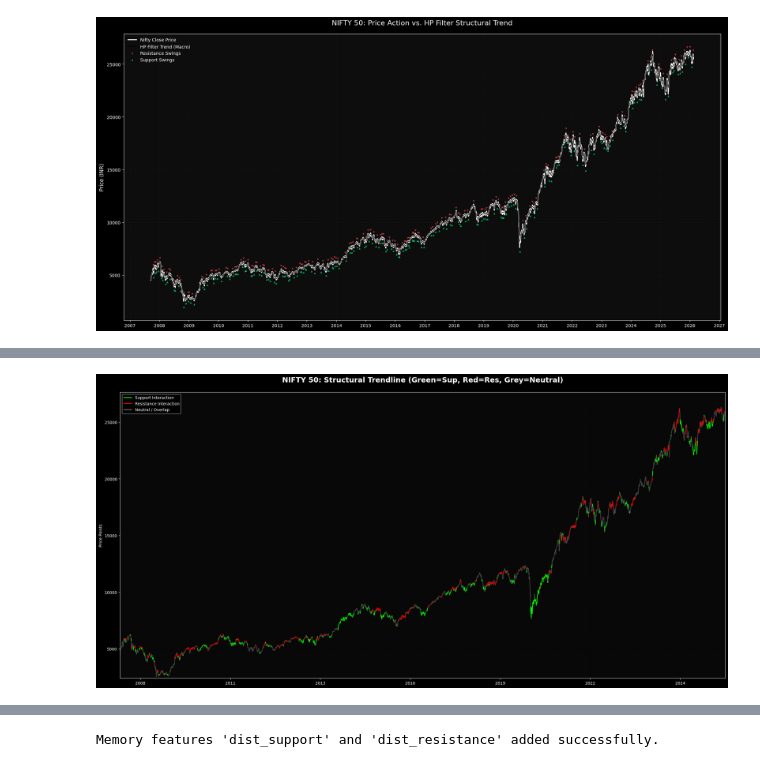
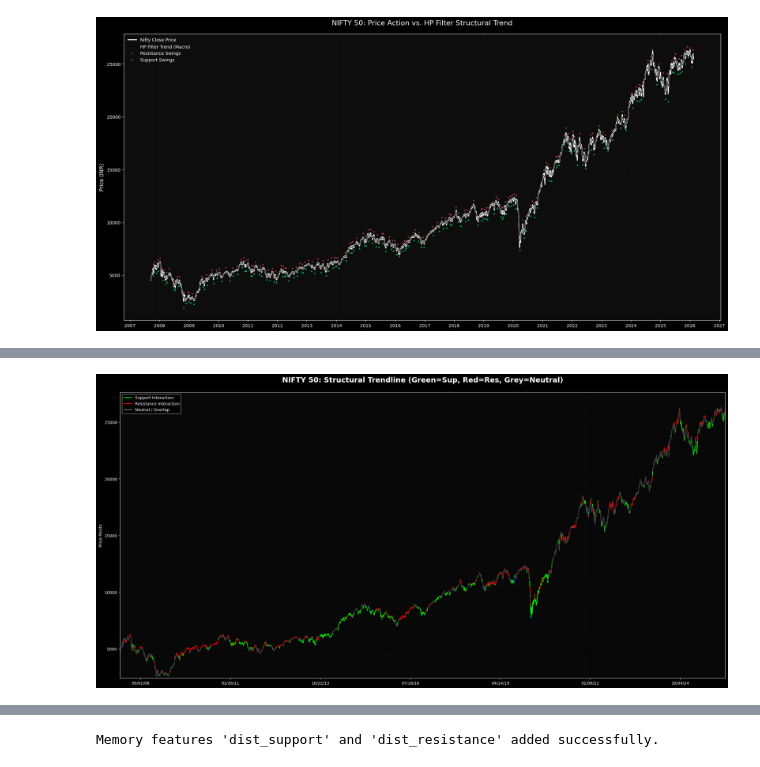
Before and after one commit to dhruvv-t/support-resistance-using-svm, a Jupyter notebook: svm_sup_res.ipynb, the cells around one changed output, grey strips where cells are left out. Cells and saved outputs as stored; diff of their text form; code cells hidden in the pictures.

```diff
--- a/svm_sup_res.ipynb
+++ b/svm_sup_res.ipynb
@@ -52,7 +52,7 @@ data['trend'] = trend
 data['detrended_price'] = ((data['close'] - data['trend']) / data['trend'])*100
 
 # Using Hodrick Preston Filter to find trend highs/lows which are then used to find the swing highs/lows
-cycle, trendX = sm.tsa.filters.hpfilter(data['close'], lamb=25)
+cycle, trendX = sm.tsa.filters.hpfilter(data['close'], lamb=50)
 data['smtrend'] = trendX
 data['trend_high'] = data[(data.smtrend > data.smtrend.shift(1)) & (data.smtrend > data.smtrend.shift(-1))]['close']
 data['trend_low'] = data[(data.smtrend < data.smtrend.shift(1)) & (data.smtrend < data.smtrend.shift(-1))]['close']
@@ -624,19 +673,15 @@ data[(data['is_support'] == data['is_resistance']) & (data['is_support'] == 1) &
 # %%
-import numpy as np
-import matplotlib.pyplot as plt
-import matplotlib.dates as mdates
-from matplotlib.collections import LineCollection
-from matplotlib.lines import Line2D
-
 # 1. Map Colors to Segments based on your Binary Columns
 # Logic: Support only = Green, Resistance only = Red, Both OR Neither = Grey
 point_colors = []
-for i in range(len(data)):
-    s = data.at[i, 'is_support']
-    r = data.at[i, 'is_resistance']
+range_finder = data # [(data['date'] > pd.to_datetime('200-08-01')) & (data['date'] < pd.to_datetime('2009-10-15'))]
+range_finder.reset_index(inplace=True)
+for i in range(len(range_finder)):
+    s = range_finder.at[i, 'is_support']
+    r = range_finder.at[i, 'is_resistance']
 
     if s == 1 and r == 1:
-        point_colors.append('#444444') # Conflict -> Neutral
+        point_colors.append("#0D00FF") # Conflict -> Neutral
     elif s == 1:
         point_colors.append('#00ff00') # Support -> Green
     elif r == 1:
@@ -650,43 +695,43 @@ fig, ax = plt.subplots(figsize=(22, 11), facecolor='black')
 ax.set_facecolor('#080808')
 
 # 3. Prepare Coordinates
-x = mdates.date2num(data['date'])
-y = data['close'].values
+x = mdates.date2num(range_finder['date'])
+y = range_finder['close'].values
 points = np.array([x, y]).T.reshape(-1, 1, 2)
 segments = np.concatenate([points[:-1], points[1:]], axis=1)
 
 # We use the color of point 'i' to color the segment starting from it
 seg_colors = point_colors[:-1]
 
 # 4. Create and Add the Collection
 lc = LineCollection(segments, colors=seg_colors, linewidth=2, alpha=0.9, zorder=2)
 ax.add_collection(lc)
 
 # --- THE FIX: MANUAL CAMERA ALIGNMENT ---
 # Without these, the chart will be empty because it defaults to year 1970
 ax.set_xlim(x.min(), x.max())
 ax.set_ylim(y.min() * 0.95, y.max() * 1.05)
 # ----------------------------------------
 
 # 5. Final Formatting
 ax.set_title("NIFTY 50: Structural Trendline (Green=Sup, Red=Res, Grey=Neutral)",
              color='white', fontsize=18, fontweight='bold', pad=25)
-ax.xaxis.set_major_formatter(mdates.DateFormatter('%Y'))
+ax.xaxis.set_major_formatter(mdates.DateFormatter('%D'))
 ax.grid(True, color='#222222', linestyle='--', alpha=0.3)
 ax.set_ylabel("Price Points", color='white')
 
 # Legend
 legend_elements = [
     Line2D([0], [0], color='#00ff00', lw=2, label='Support Interaction'),
     Line2D([0], [0], color='#ff0000', lw=2, label='Resistance Interaction'),
     Line2D([0], [0], color="#7D7D7D", lw=2, label='Neutral / Overlap')
 ]
 ax.legend(handles=legend_elements, loc='upper left', facecolor='black', framealpha=0.8)
 
 plt.tight_layout()
 plt.show()
 # %% [output]
-[figure, old version]
+[figure, new version]
 # %%
 new_data = data.drop(columns=['trend', 'smtrend', 'swing_high', 'swing_low', 'true_range'])
 new_data.reset_index(drop=True)
```
Also changed, not shown: parts of 28 cells of this notebook.
